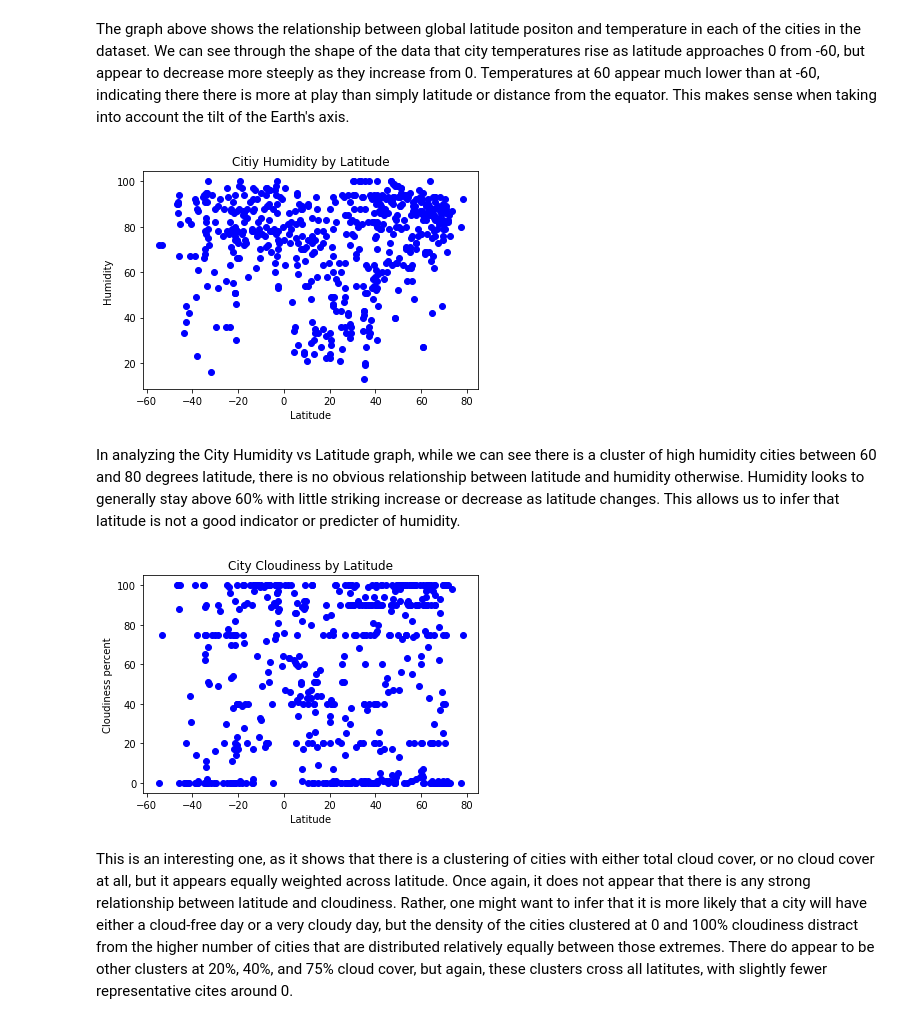
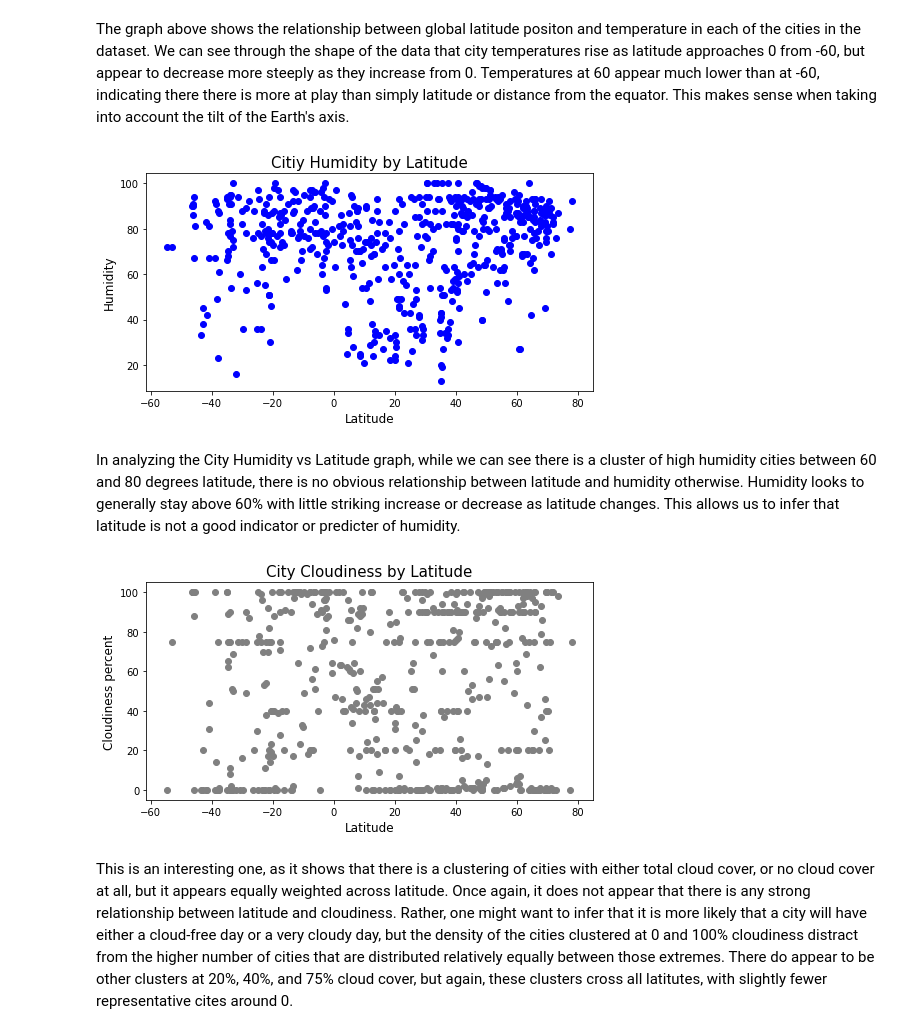
Before and after one commit to mel-c-lowe/Python-API-Challenge, a Jupyter notebook: WeatherPy/WeatherPy.ipynb, the cells around one changed output. Saved outputs shown, nothing was run; the diff lists cells and outputs as text; code cells hidden in the pictures.

```diff
--- a/WeatherPy/WeatherPy.ipynb
+++ b/WeatherPy/WeatherPy.ipynb
@@ -266,27 +253,35 @@ The graph above shows the relationship between global latitude positon and tempe
 # %%
 # Humidity vs Latitude
 humid_y = weather_data["Humidity"]
 
+plt.figure(figsize=(8, 4))
+
 plt.plot(x, humid_y, "bo")
-plt.ylabel("Humidity")
-plt.xlabel("Latitude")
-plt.title("Citiy Humidity by Latitude")
-plt.show()
+plt.ylabel("Humidity", fontsize=12)
+plt.xlabel("Latitude", fontsize=12)
+plt.title("Citiy Humidity by Latitude", fontsize=15)
+# plt.show()
+
+plt.savefig("Images/total_humidity.png")
 # %% [output]
-[figure, old version]
+[figure, new version]
 # %% [markdown]
 In analyzing the City Humidity vs Latitude graph, while we can see there is a cluster of high humidity cities between 60 and 80 degrees latitude, there is no obvious relationship between latitude and humidity otherwise.  Humidity looks to generally stay above 60% with little striking increase or decrease as latitude changes.  This allows us to infer that latitude is not a good indicator or predicter of humidity.
 # %%
 # Cloudiness vs Latitude
 cloud_y = weather_data["Cloudiness"]
 
-plt.plot(x, cloud_y, "bo")
-plt.ylabel("Cloudiness percent")
-plt.xlabel("Latitude")
-plt.title("City Cloudiness by Latitude")
-plt.show()
+plt.figure(figsize=(8, 4))
+
+plt.scatter(x, cloud_y, color="gray")
+plt.ylabel("Cloudiness percent", fontsize=12)
+plt.xlabel("Latitude", fontsize=12)
+plt.title("City Cloudiness by Latitude", fontsize=15)
+# plt.show()
+
+plt.savefig("Images/total_cloudiness.png")
 # %% [output]
-[figure, old version]
+[figure, new version]
 # %% [markdown]
 This is an interesting one, as it shows that there is a clustering of cities with either total cloud cover, or no cloud cover at all, but it appears equally weighted across latitude.  Once again, it does not appear that there is any strong relationship between latitude and cloudiness.  Rather, one might want to infer that it is more likely that a city will have either a cloud-free day or a very cloudy day, but the density of the cities clustered at 0 and 100% cloudiness distract from the higher number of cities that are distributed relatively equally between those extremes.  There do appear to be other clusters at 20%, 40%, and 75% cloud cover, but again, these clusters cross all latitutes, with slightly fewer representative cites around 0.
 # %%
```
Also changed, not shown: parts of 18 cells of this notebook, 12 other files.
